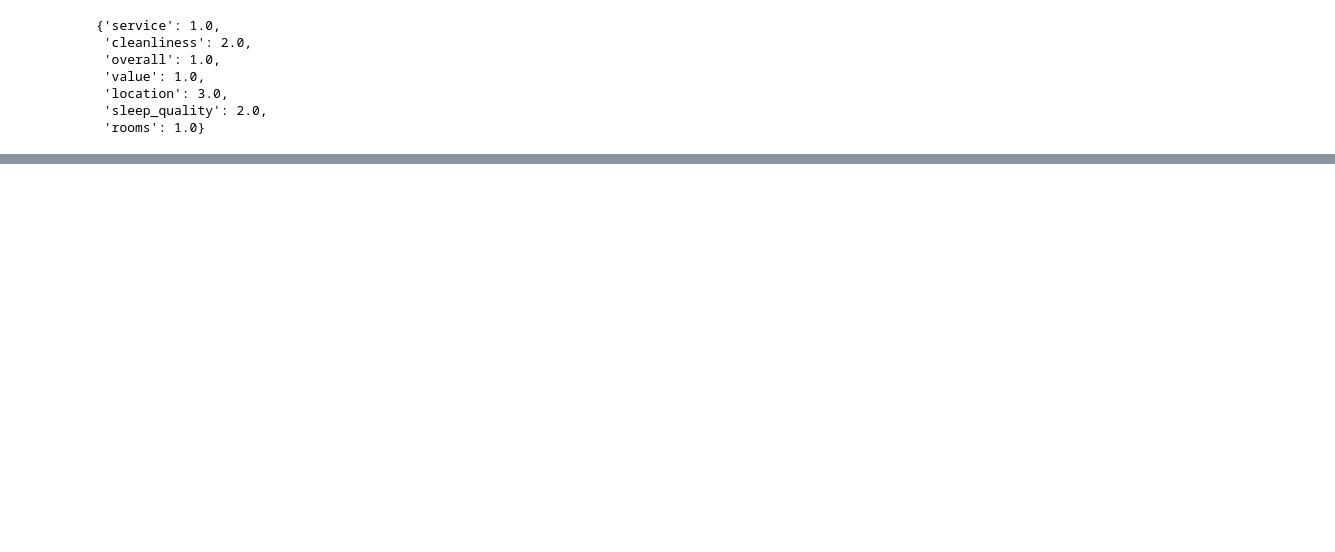
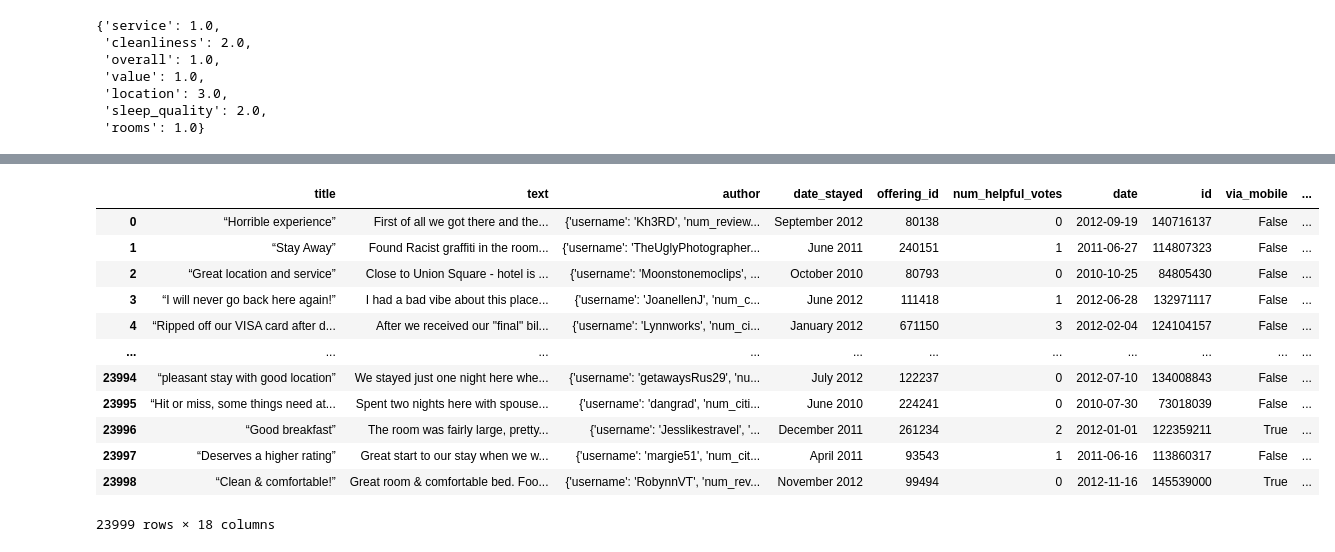
Before and after one commit to ArpanMukhopadhyay/NLP_applied, a Jupyter notebook: assignment2/ANLP_2025_S1_assignment2_a1797378_arpan_version01.ipynb, the cells around one changed output, grey strips where cells are left out. Cells and saved outputs as stored; diff of their text form; code cells hidden in the pictures; blank space fills up the shorter version.

```diff
--- a/assignment2/ANLP_2025_S1_assignment2_a1797378_arpan_version01.ipynb
+++ b/assignment2/ANLP_2025_S1_assignment2_a1797378_arpan_version01.ipynb
@@ -113,0 +199,16 @@ defaultdict(int,
+# %%
+train_data_new
+# %% [output]
+|  | title | text | author | date_stayed | offering_id | num_helpful_votes | date | id | via_mobile | ... |
+| 0 | “Horrible experience” | First of all we got there and the... | {'username': 'Kh3RD', 'num_review... | September 2012 | 80138 | 0 | 2012-09-19 | 140716137 | False | ... |
+| 1 | “Stay Away” | Found Racist graffiti in the room... | {'username': 'TheUglyPhotographer... | June 2011 | 240151 | 1 | 2011-06-27 | 114807323 | False | ... |
+| 2 | “Great location and service” | Close to Union Square - hotel is ... | {'username': 'Moonstonemoclips', ... | October 2010 | 80793 | 0 | 2010-10-25 | 84805430 | False | ... |
+| 3 | “I will never go back here again!” | I had a bad vibe about this place... | {'username': 'JoanellenJ', 'num_c... | June 2012 | 111418 | 1 | 2012-06-28 | 132971117 | False | ... |
+| 4 | “Ripped off our VISA card after d... | After we received our "final" bil... | {'username': 'Lynnworks', 'num_ci... | January 2012 | 671150 | 3 | 2012-02-04 | 124104157 | False | ... |
+| ... | ... | ... | ... | ... | ... | ... | ... | ... | ... | ... |
+| 23994 | “pleasant stay with good location” | We stayed just one night here whe... | {'username': 'getawaysRus29', 'nu... | July 2012 | 122237 | 0 | 2012-07-10 | 134008843 | False | ... |
+| 23995 | “Hit or miss, some things need at... | Spent two nights here with spouse... | {'username': 'dangrad', 'num_citi... | June 2010 | 224241 | 0 | 2010-07-30 | 73018039 | False | ... |
+| 23996 | “Good breakfast” | The room was fairly large, pretty... | {'username': 'Jesslikestravel', '... | December 2011 | 261234 | 2 | 2012-01-01 | 122359211 | True | ... |
+| 23997 | “Deserves a higher rating” | Great start to our stay when we w... | {'username': 'margie51', 'num_cit... | April 2011 | 93543 | 1 | 2011-06-16 | 113860317 | False | ... |
+| 23998 | “Clean & comfortable!” | Great room & comfortable bed. Foo... | {'username': 'RobynnVT', 'num_rev... | November 2012 | 99494 | 0 | 2012-11-16 | 145539000 | True | ... |
+23999 rows × 18 columns
```
Also changed, not shown: parts of 23 cells of this notebook.
